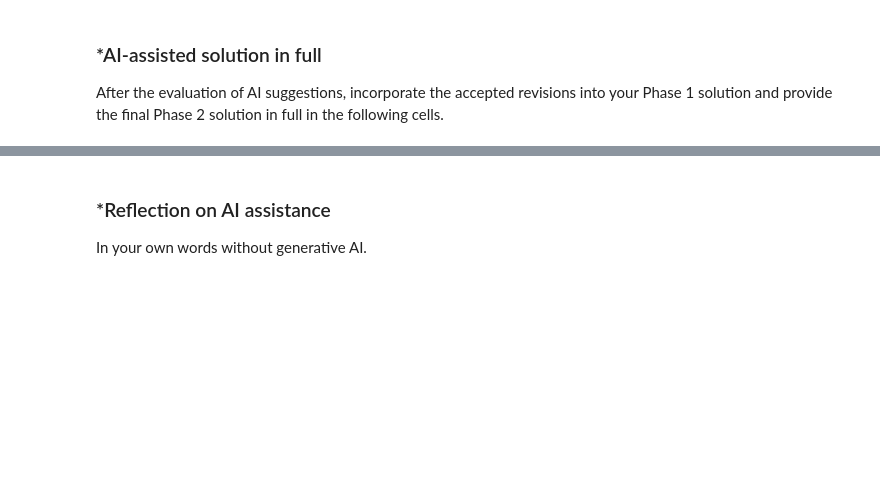
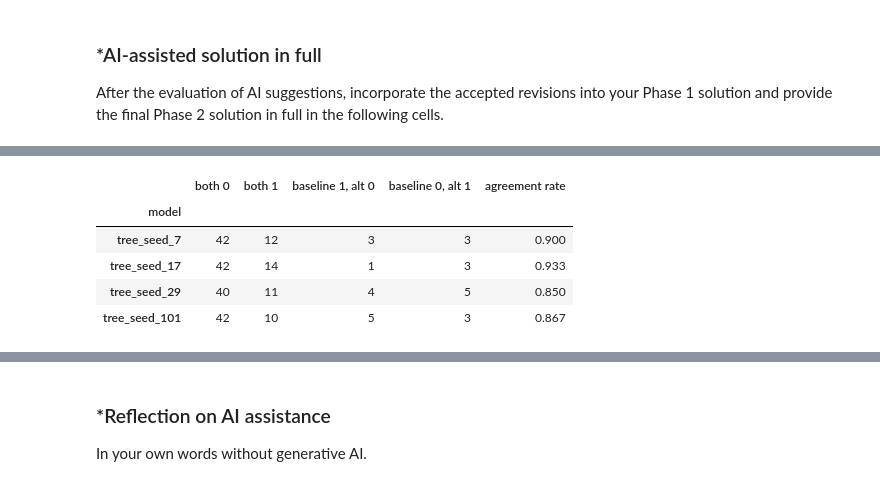
Before and after one commit to spbromberg/L03-tree-stability, a Jupyter notebook: notebook.ipynb, the cells around one changed output, grey strips where cells are left out. Cells and saved outputs as stored; diff of their text form; code cells hidden in the pictures; blank space fills up the shorter version.

```diff
--- a/notebook.ipynb
+++ b/notebook.ipynb
@@ -415,0 +671,25 @@ After the evaluation of AI suggestions, incorporate the accepted revisions into
+# %%
+# CHANGE: tree predictions are only 0 or 1, so each scatterplot stacks onto 4 points.
+# Count the combinations instead.
+base = predictions["tree_seed_42"]
+agreement_rows = []
+
+for seed in alternative_seeds:
+    alt = predictions[f"tree_seed_{seed}"]
+    agreement_rows.append({
+        "model": f"tree_seed_{seed}",
+        "both 0": ((base == 0) & (alt == 0)).sum(),
+        "both 1": ((base == 1) & (alt == 1)).sum(),
+        "baseline 1, alt 0": ((base == 1) & (alt == 0)).sum(),
+        "baseline 0, alt 1": ((base == 0) & (alt == 1)).sum(),
+        "agreement rate": (base == alt).mean(),
+    })
+
+display(pd.DataFrame(agreement_rows).set_index("model").round(3))
+# %% [output]
+|  | both 0 | both 1 | baseline 1, alt 0 | baseline 0, alt 1 | agreement rate |
+| model |  |  |  |  |  |
+| tree_seed_7 | 42 | 12 | 3 | 3 | 0.900 |
+| tree_seed_17 | 42 | 14 | 1 | 3 | 0.933 |
+| tree_seed_29 | 40 | 11 | 4 | 5 | 0.850 |
+| tree_seed_101 | 42 | 10 | 5 | 3 | 0.867 |
```
Also changed, not shown: parts of 24 cells of this notebook.
